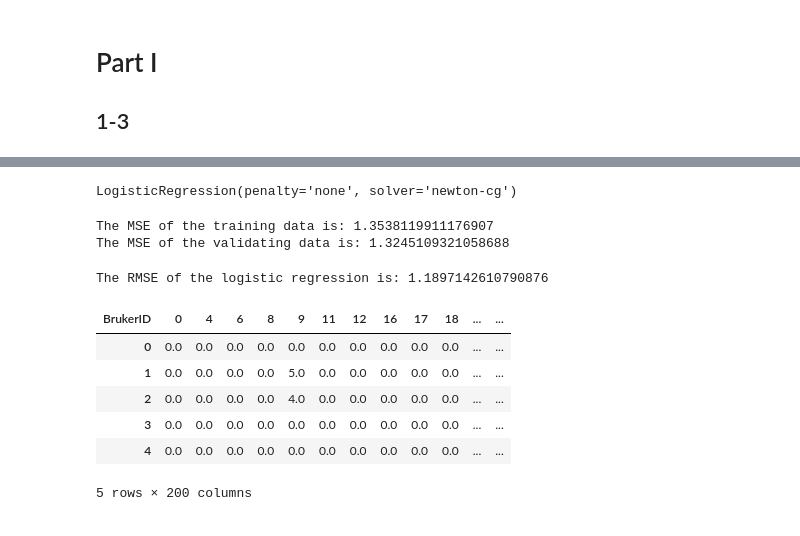
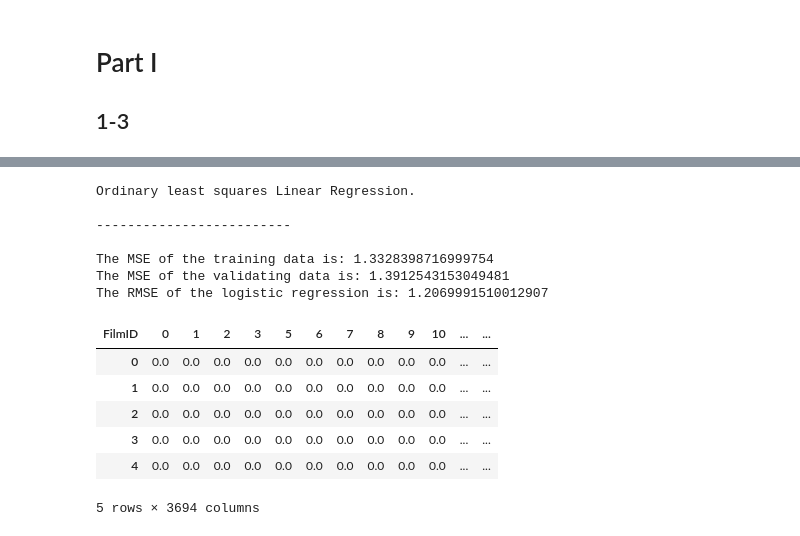
Before and after one commit to eliasdjup/INF161-DataScience-Autumn2020, a Jupyter notebook: Project/model.ipynb, the cells around one changed output, grey strips where cells are left out. Drawn from its saved outputs; the diff is of its cells as text; code cells hidden in the pictures.

```diff
--- a/Project/model.ipynb
+++ b/Project/model.ipynb
@@ -206,8 +168,0 @@ best_movies = reduced_rank_df.loc[reduced_rank_df['Rangering'] >= 4].index.to_nu
-# %%
-#Content-based model using a logistic regression
-logreg=LogisticRegression(penalty='none', solver='newton-cg')
-
-#train the model
-logreg.fit(X_train, y_train)
-# %% [output]
-LogisticRegression(penalty='none', solver='newton-cg')
@@ -217,4 +169,13 @@ y_pred=logreg.predict(X_val)
 # %%
+#Content-based model using a logistic regression
+
+print("Ordinary least squares Linear Regression.\n")
+print("-------------------------\n")
+logreg=LogisticRegression(penalty='none', solver='newton-cg')
+logreg.fit(X_train, y_train)
+# Validation step
+val_pred = logreg.predict(X_val)
+
 #mean squared errors
 y_pred_train=logreg.predict(X_train)
 MSE_train=mean_squared_error(y_train, y_pred_train)
@@ -226,35 +187,44 @@ MSE_val=mean_squared_error(y_val, y_pred_val)
 print('The MSE of the training data is:', MSE_train)
 print('The MSE of the validating data is:', MSE_val)
 
-#We get a bit of an underfit, since MSE_val<MSE_train.
+#We get a bit of an overfit, since MSE_val>MSE_train.
+
+
+#generalization/prediction for new data (we use test data)
+y_pred_logreg=logreg.predict(X_test)
+
+#compute the root mean squared error
+MSE_test=mean_squared_error(y_test, y_pred_logreg)
+RMSE=np.sqrt(MSE_test)
+
+print('The RMSE of the logistic regression is:', RMSE)
 # %% [output]
-The MSE of the training data is: 1.3538119911176907
-The MSE of the validating data is: 1.3245109321058688
+Ordinary least squares Linear Regression.
+
+-------------------------
+
+The MSE of the training data is: 1.3328398716999754
+The MSE of the validating data is: 1.3912543153049481
+The RMSE of the logistic regression is: 1.2069991510012907
-# %%
-#generalization/prediction for new data (we use test data)
-y_pred_logreg=logreg.predict(X_test)
-
-#compute the root mean squared error
-MSE_test=mean_squared_error(y_test, y_pred_logreg)
-RMSE=np.sqrt(MSE_test)
-
-print('The RMSE of the logistic regression is:', RMSE)
-
-#we are not interested so far in probabilities, so no need to look at the log_loss
-# %% [output]
-The RMSE of the logistic regression is: 1.1897142610790876
 # %%
-#Colaborative recommender model, this model consist of a cosine similarity
+#Colaborative recommender model
+#This model consist of a cosine similarity
 #display a table of the ratings of each user (line) for each movie (column), and fill with 0.0 the ones tha haven't been rated
-ratings_matrix = rank_df.pivot_table(index=['FilmID'],columns=['BrukerID'],values='Rangering').reset_index(drop=True)
+rank_df = pd.read_csv("clean_data/rangering.csv")
+
+average_rank = rank_df.groupby("BrukerID")["Rangering"].mean()
+rank_df = pd.merge(rank_df,average_rank, on="BrukerID",how="left")
+
+rank_df["Adjusted_rank"]=rank_df["Rangering_x"]-rank_df["Rangering_y"]
+ratings_matrix = rank_df.pivot_table(index="BrukerID",columns="FilmID",values='Adjusted_rank').reset_index(drop=True)
 ratings_matrix.fillna( 0, inplace = True)
 ratings_matrix.head()
 # %% [output]
-| BrukerID | 0 | 4 | 6 | 8 | 9 | 11 | 12 | 16 | 17 | 18 | ... | ... |
+| FilmID | 0 | 1 | 2 | 3 | 5 | 6 | 7 | 8 | 9 | 10 | ... | ... |
 | 0 | 0.0 | 0.0 | 0.0 | 0.0 | 0.0 | 0.0 | 0.0 | 0.0 | 0.0 | 0.0 | ... | ... |
-| 1 | 0.0 | 0.0 | 0.0 | 0.0 | 5.0 | 0.0 | 0.0 | 0.0 | 0.0 | 0.0 | ... | ... |
-| 2 | 0.0 | 0.0 | 0.0 | 0.0 | 4.0 | 0.0 | 0.0 | 0.0 | 0.0 | 0.0 | ... | ... |
+| 1 | 0.0 | 0.0 | 0.0 | 0.0 | 0.0 | 0.0 | 0.0 | 0.0 | 0.0 | 0.0 | ... | ... |
+| 2 | 0.0 | 0.0 | 0.0 | 0.0 | 0.0 | 0.0 | 0.0 | 0.0 | 0.0 | 0.0 | ... | ... |
 | 3 | 0.0 | 0.0 | 0.0 | 0.0 | 0.0 | 0.0 | 0.0 | 0.0 | 0.0 | 0.0 | ... | ... |
 | 4 | 0.0 | 0.0 | 0.0 | 0.0 | 0.0 | 0.0 | 0.0 | 0.0 | 0.0 | 0.0 | ... | ... |
-5 rows × 200 columns
+5 rows × 3694 columns
 # %%
```
Also changed, not shown: parts of 11 cells of this notebook, 3 other files.
